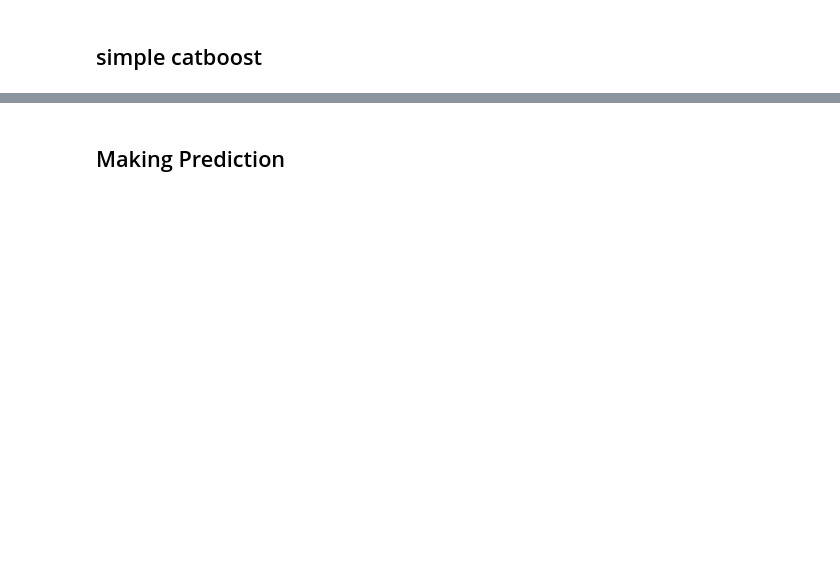
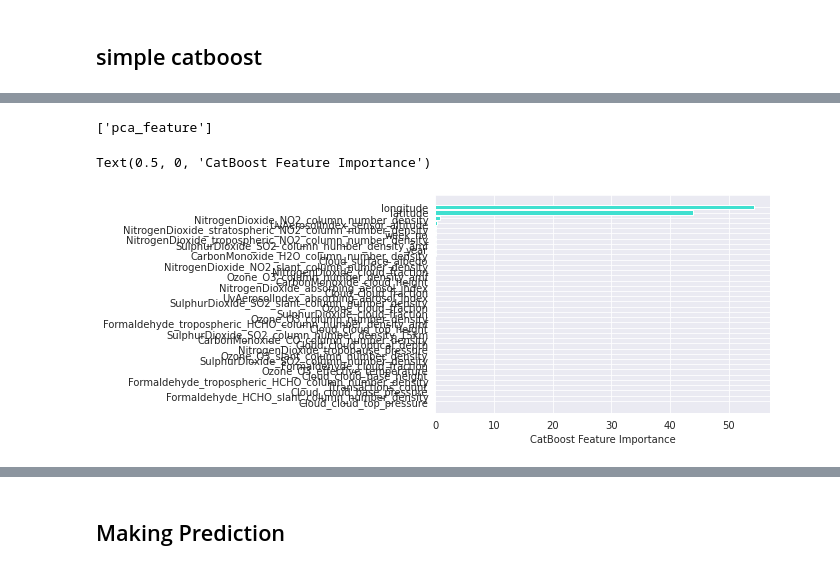
Before and after one commit to Kingston-5/UmojaHack2023Beginner, a Jupyter notebook: main.ipynb, the cells around one changed output, grey strips where cells are left out. Drawn from its saved outputs; the diff is of its cells as text; code cells hidden in the pictures; blank space fills up the shorter version.

Commit message:
last best performance

```diff
--- a/main.ipynb
+++ b/main.ipynb
@@ -599,0 +685,9 @@ R2: 0.02
+# %%
+trainag.drop(['ID_LAT_LON_YEAR_WEEK'],inplace=True,axis=1)
+testag.drop(['ID_LAT_LON_YEAR_WEEK'],inplace=True,axis=1)
+# %%
+for i in trainag.columns.values:
+    trainag[i].fillna((trainag[i].mean()), inplace=True)
+
+for i in testag.columns.values:
+    testag[i].fillna((testag[i].mean()), inplace=True)
@@ -603,21 +712,22 @@ R2: 0.02
 import catboost as cb
 from sklearn.model_selection import train_test_split
 
-#---perform a split---
-random_state = 12
-# X_train, X_test, y_train, y_test = train_test_split(train, target,
-#                      test_size = 0.3,
-#                      shuffle = True,
-#                      random_state=random_state)
-
-train_dataset = cb.Pool(X_train, y_train)
-test_dataset = cb.Pool(X_test, y_test)
-
-model = cb.CatBoostRegressor(loss_function='RMSE')
+second_model = cb.CatBoostRegressor(iterations=1000,
+                             learning_rate=0.045,
+                             depth=8,
+                             eval_metric='RMSE',
+                             random_seed = 42,
+                             bagging_temperature = 0.2,
+                             od_type='Iter',
+                             metric_period = 50,
+                             od_wait=300)
 
 grid = {'iterations': [100, 150, 200],
         'learning_rate': [0.03, 0.1],
         'depth': [2, 4, 6, 8],
         'l2_leaf_reg': [0.2, 0.5, 1, 3]}
-model.grid_search(grid, train_dataset)
+# model.grid_search(grid, train_dataset)
+second_model.fit(trainag,target,
+             use_best_model=True,
+             verbose=50)
 # %% [output]
@@ -657,8 +769,8 @@ print('R2: {:.2f}'.format(r2))
 # %%
-sorted_feature_importance = model.feature_importances_.argsort()
+sorted_feature_importance = first_model.feature_importances_.argsort()
 
 feature_names = list()
 for i in sorted_feature_importance:
-    feature_names.append(train.columns[i])
+    feature_names.append(trainag.columns[i])
 #     print(i)
 print(f'features sorted by importance: {feature_names}')
@@ -667,10 +783,23 @@ len(feature_names)
+# %%
+# non important features
+non = []
+for col in train.columns:
+    if col not in feature_names:
+        non.append(col)
+
+print(non)
+# %% [output]
+['pca_feature']
 # %%
 from matplotlib import pyplot as plt
 
 plt.barh(feature_names,
-        model.feature_importances_[sorted_feature_importance],
+        first_model.feature_importances_[sorted_feature_importance],
         color='turquoise')
 plt.xlabel("CatBoost Feature Importance")
+# %% [output]
+Text(0.5, 0, 'CatBoost Feature Importance')
+[figure, added]
 # %%
 import shap
 # %%
```
Also changed, not shown: parts of 41 cells of this notebook.
